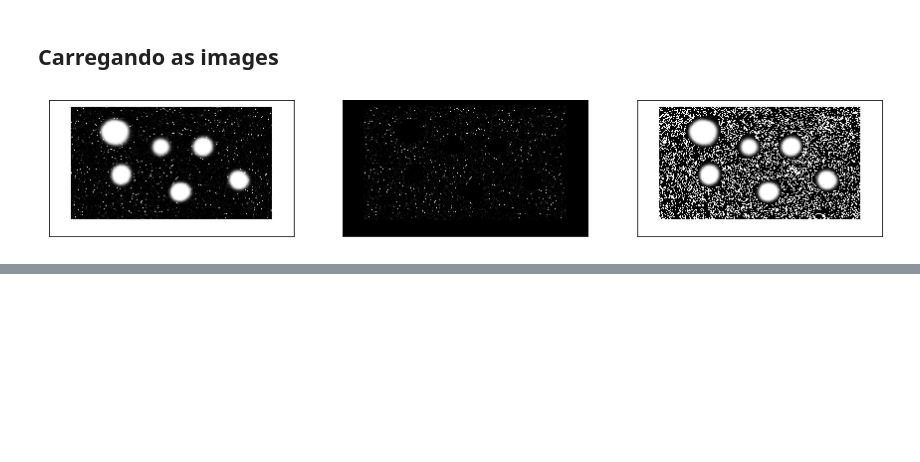
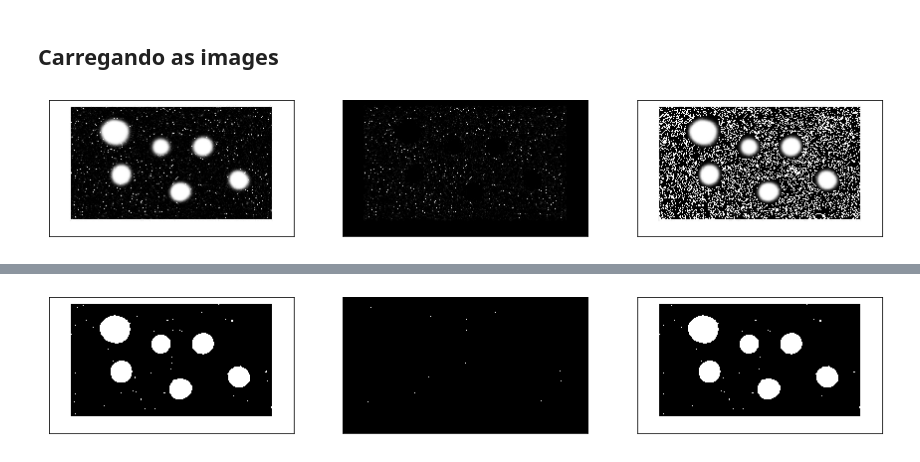
Before and after one commit to achiaver/computer_vision, a Jupyter notebook: trabalho_05/notebooks/trabalho_05.ipynb, the cells around one changed output, grey strips where cells are left out. Cells and saved outputs as stored; diff of their text form; code cells hidden in the pictures; blank space fills up the shorter version.

```diff
--- a/trabalho_05/notebooks/trabalho_05.ipynb
+++ b/trabalho_05/notebooks/trabalho_05.ipynb
@@ -52,0 +93,28 @@ plt.show()
+# %%
+median_entrada = cv.medianBlur(cosmos_entrada_bin.astype(np.uint8), 5)
+median_saida = cv.medianBlur(cosmos_saida_bin.astype(np.uint8), 5)
+cosmos_diff_median = median_entrada - median_saida
+# %%
+fig = plt.figure(figsize = (15, 9))
+
+grid = plt.GridSpec(1, 3, fig)
+
+ax0 = fig.add_subplot(grid[0, 0])
+ax1 = fig.add_subplot(grid[0, 1])
+ax2 = fig.add_subplot(grid[0, 2])
+
+ax0.imshow(median_entrada, cmap = 'gray')
+ax0.set_xticks([])
+ax0.set_yticks([])
+
+ax1.imshow(median_saida, cmap = 'gray')
+ax1.set_xticks([])
+ax1.set_yticks([])
+
+ax2.imshow(cosmos_diff_median, cmap = 'gray')
+ax2.set_xticks([])
+ax2.set_yticks([])
+
+plt.show()
+# %% [output]
+[figure, added]
```
Also changed, not shown: parts of 22 cells of this notebook.
